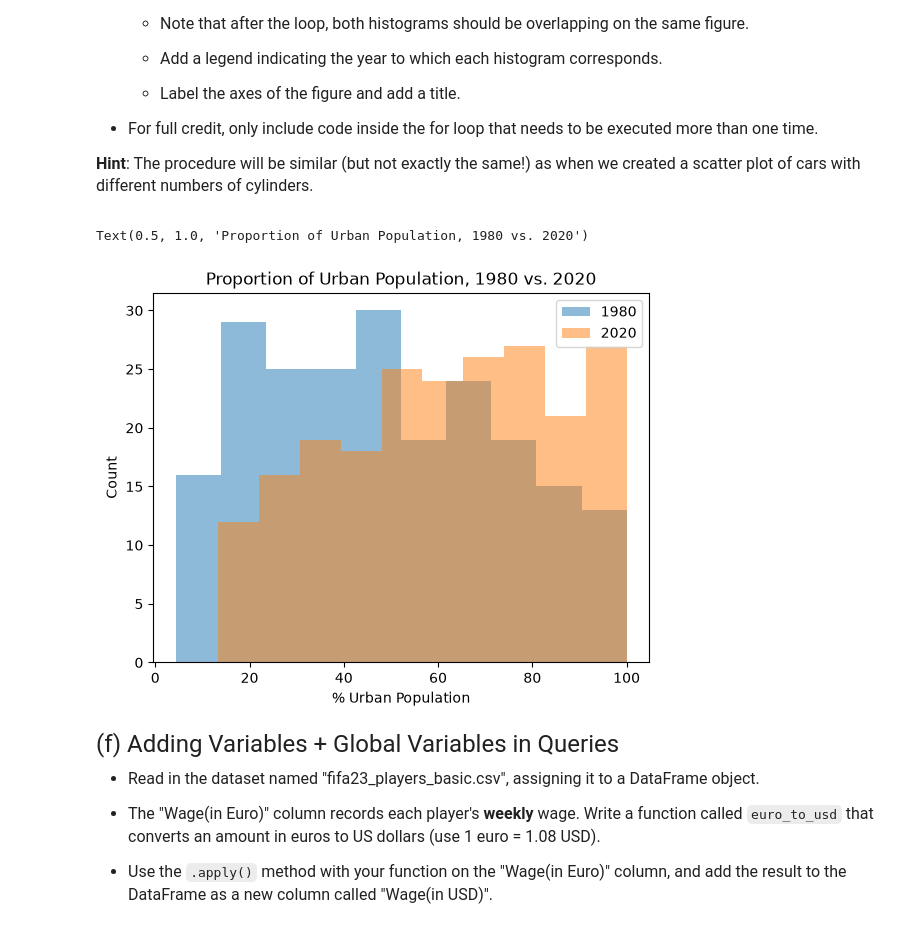
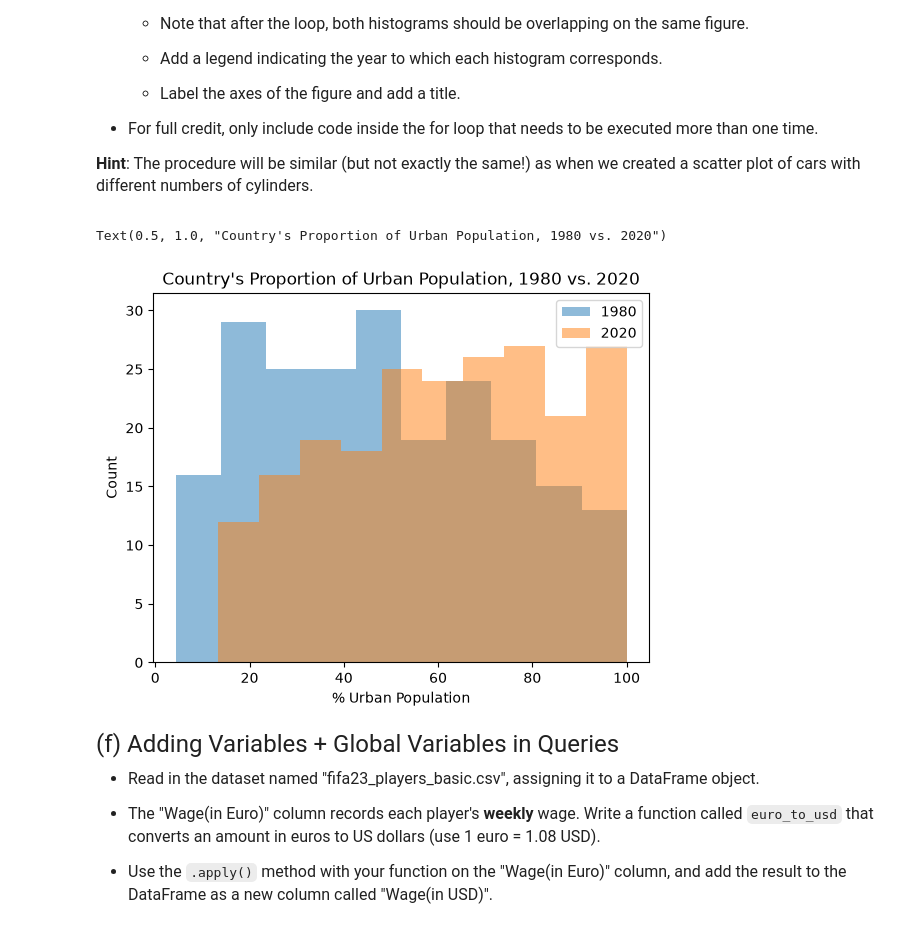
Before and after one commit to naomilai/datasci185fall2026, a Jupyter notebook: _assignments/assignment_07/Assignment7.ipynb, the cells around one changed output. Saved outputs shown, nothing was run; the diff lists cells and outputs as text; code cells hidden in the pictures.

```diff
--- a/_assignments/assignment_07/Assignment7.ipynb
+++ b/_assignments/assignment_07/Assignment7.ipynb
@@ -168,20 +168,20 @@ df_tall = players_2.query("`Height(in cm)` > @avg_height")
 # %%
 # Write your answer here:
 path = "/Users/Naomi/Documents/GitHub/datasci185fall2026/_assignments/assignment_07/data/wdi_urban.csv"
 population = pd.read_csv(path)
 
 unique_years = pd.unique(population["year"])
 
 for years in unique_years:
     subset = population.query("year == @years")
     plt.hist(subset["prop_urbanpopulation"], alpha=0.5, label=years)
 plt.legend()
 plt.xlabel("% Urban Population")
 plt.ylabel("Count")
-plt.title("Proportion of Urban Population, 1980 vs. 2020")
+plt.title("Country's Proportion of Urban Population, 1980 vs. 2020")
 # %% [output]
-Text(0.5, 1.0, 'Proportion of Urban Population, 1980 vs. 2020')
+Text(0.5, 1.0, "Country's Proportion of Urban Population, 1980 vs. 2020")
-[figure, old version]
+[figure, new version]
 # %% [markdown]
 <font size = "5">
 
```
